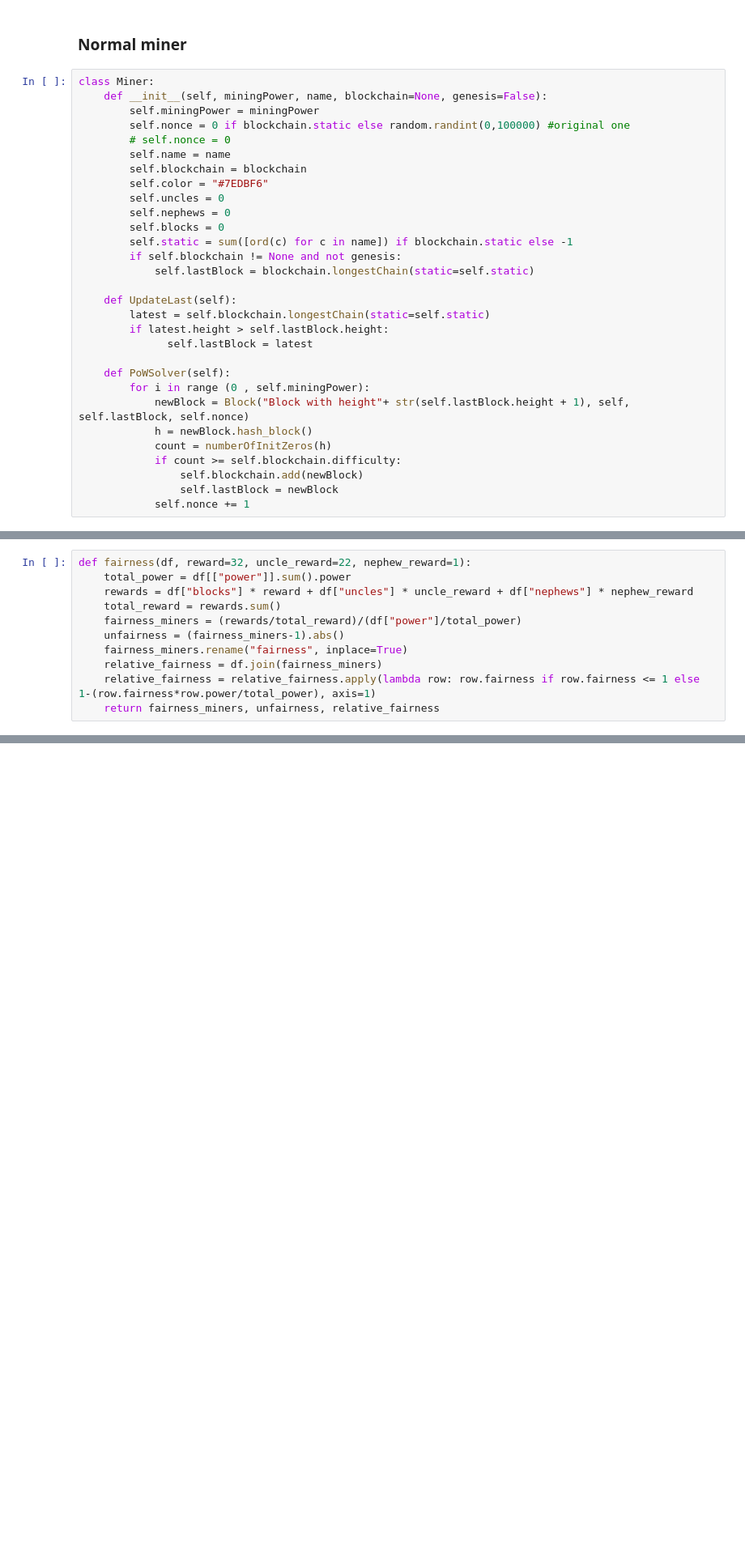
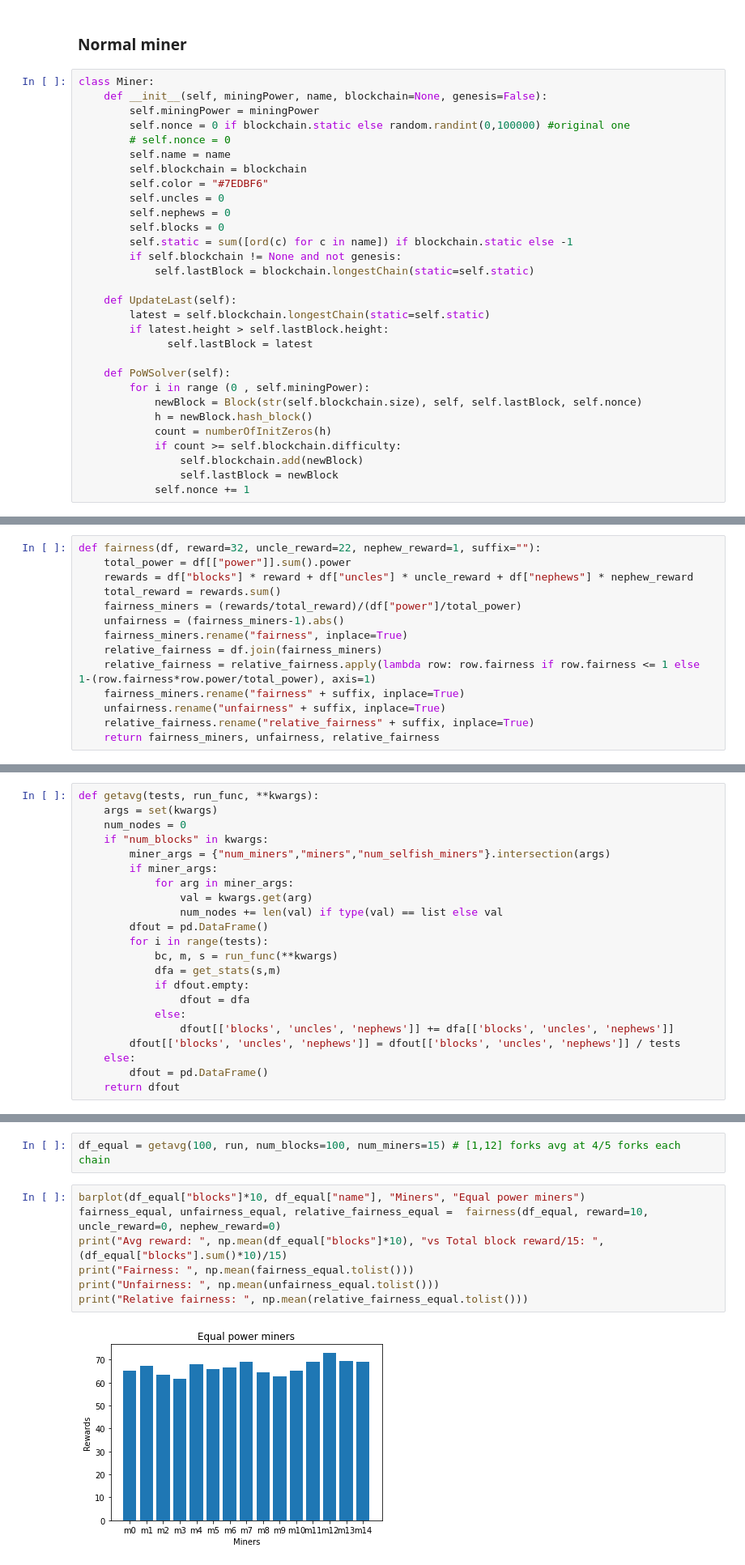
Before and after one commit to Od1nB/ProjectBlockchain, a Jupyter notebook: Project2_Uncles_copy.ipynb, the cells around one changed output, grey strips where cells are left out. Shown at 81% size. Saved outputs shown, nothing was run; the diff lists cells and outputs as text; blank space fills up the shorter version.

```diff
--- a/Project2_Uncles_copy.ipynb
+++ b/Project2_Uncles_copy.ipynb
@@ -218,7 +223,7 @@ class Miner:
 
     def PoWSolver(self):
         for i in range (0 , self.miningPower):
-            newBlock = Block("Block with height"+ str(self.lastBlock.height + 1), self, self.lastBlock, self.nonce)
+            newBlock = Block(str(self.blockchain.size), self, self.lastBlock, self.nonce)
             h = newBlock.hash_block()
             count = numberOfInitZeros(h)
             if count >= self.blockchain.difficulty:
@@ -331,5 +339,5 @@ def calculate_blocks(bc):
 # %%
-def fairness(df, reward=32, uncle_reward=22, nephew_reward=1):
+def fairness(df, reward=32, uncle_reward=22, nephew_reward=1, suffix=""):
     total_power = df[["power"]].sum().power
     rewards = df["blocks"] * reward + df["uncles"] * uncle_reward + df["nephews"] * nephew_reward
     total_reward = rewards.sum()
@@ -338,6 +346,9 @@ def fairness(df, reward=32, uncle_reward=22, nephew_reward=1):
     fairness_miners.rename("fairness", inplace=True)
     relative_fairness = df.join(fairness_miners)
     relative_fairness = relative_fairness.apply(lambda row: row.fairness if row.fairness <= 1 else 1-(row.fairness*row.power/total_power), axis=1)
+    fairness_miners.rename("fairness" + suffix, inplace=True)
+    unfairness.rename("unfairness" + suffix, inplace=True)
+    relative_fairness.rename("relative_fairness" + suffix, inplace=True)
     return fairness_miners, unfairness, relative_fairness
 # %% [markdown]
 ### Dataclass
@@ -379,6 +396,28 @@ def get_stats(*miners):
 # %% [markdown]
 ### Average function
 Since we are dealing with randomness, the individual results of each run vary tons, so much in fact that they do not give results that we can base our answers on. One simulation could give miner number 8 (out of 10, and all equal) a reward of 200 out of 100 blocks with blockreward 10, which is twice the _correct_ amount each miner should get, if they were equal and we wanted an equal distribution. Therefore we made an average function that uses the run() function n amount of times, and divides the results based on number of simulations. This gives a better representation of how the blockchain rewards different miners for different configurations.
+# %%
+def getavg(tests, run_func, **kwargs):
+    args = set(kwargs)
+    num_nodes = 0
+    if "num_blocks" in kwargs:
+        miner_args = {"num_miners","miners","num_selfish_miners"}.intersection(args)
+        if miner_args:
+            for arg in miner_args:
+                val = kwargs.get(arg)
+                num_nodes += len(val) if type(val) == list else val
+        dfout = pd.DataFrame()
+        for i in range(tests):
+            bc, m, s = run_func(**kwargs)
+            dfa = get_stats(s,m)
+            if dfout.empty:
+                dfout = dfa
+            else:
+                dfout[['blocks', 'uncles', 'nephews']] += dfa[['blocks', 'uncles', 'nephews']]
+        dfout[['blocks', 'uncles', 'nephews']] = dfout[['blocks', 'uncles', 'nephews']] / tests
+    else:
+        dfout = pd.DataFrame()
+    return dfout
 # %% [markdown]
 ### BarPlot
 Two bar plot functions, one for a single data source, and one for two groups that we would want to compare
@@ -410,0 +480,11 @@ def barplot(vals, names, label, title):
+# %%
+df_equal = getavg(100, run, num_blocks=100, num_miners=15) # [1,12] forks avg at 4/5 forks each chain
+# %%
+barplot(df_equal["blocks"]*10, df_equal["name"], "Miners", "Equal power miners")
+fairness_equal, unfairness_equal, relative_fairness_equal =  fairness(df_equal, reward=10, uncle_reward=0, nephew_reward=0)
+print("Avg reward: ", np.mean(df_equal["blocks"]*10), "vs Total block reward/15: ", (df_equal["blocks"].sum()*10)/15)
+print("Fairness: ", np.mean(fairness_equal.tolist()))
+print("Unfairness: ", np.mean(unfairness_equal.tolist()))
+print("Relative fairness: ", np.mean(relative_fairness_equal.tolist()))
+# %% [output]
+[figure, added]
```
Also changed, not shown: parts of 44 cells of this notebook.
